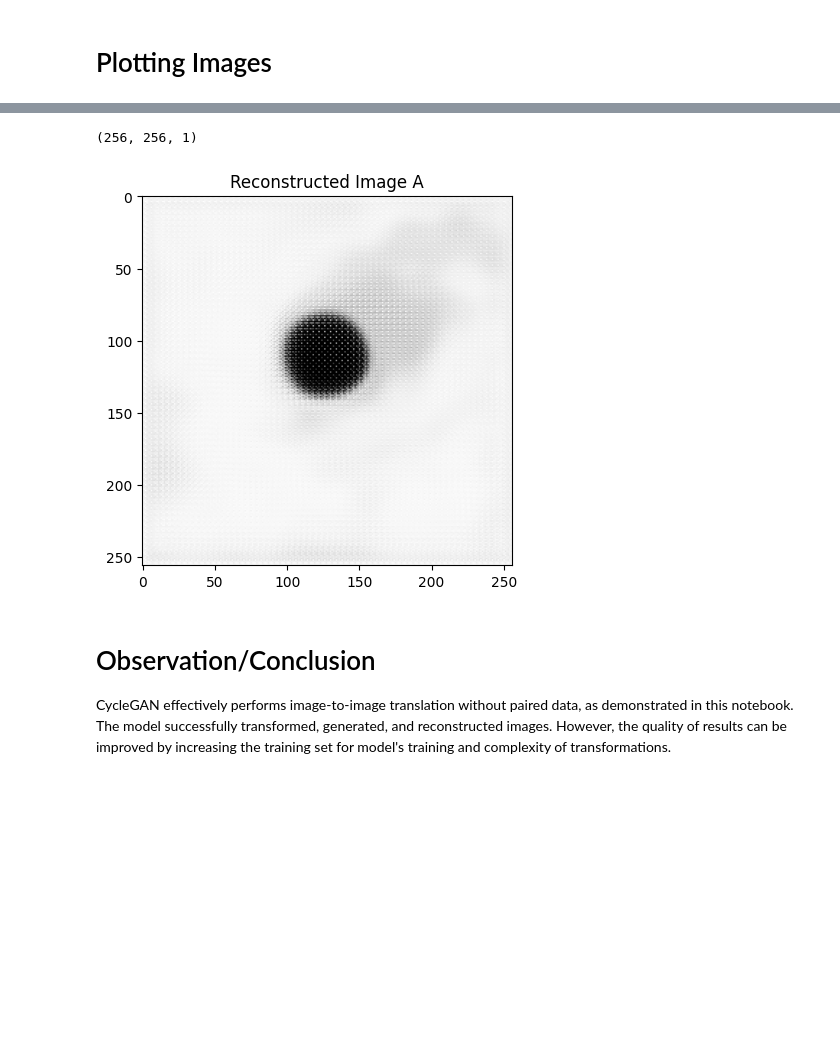
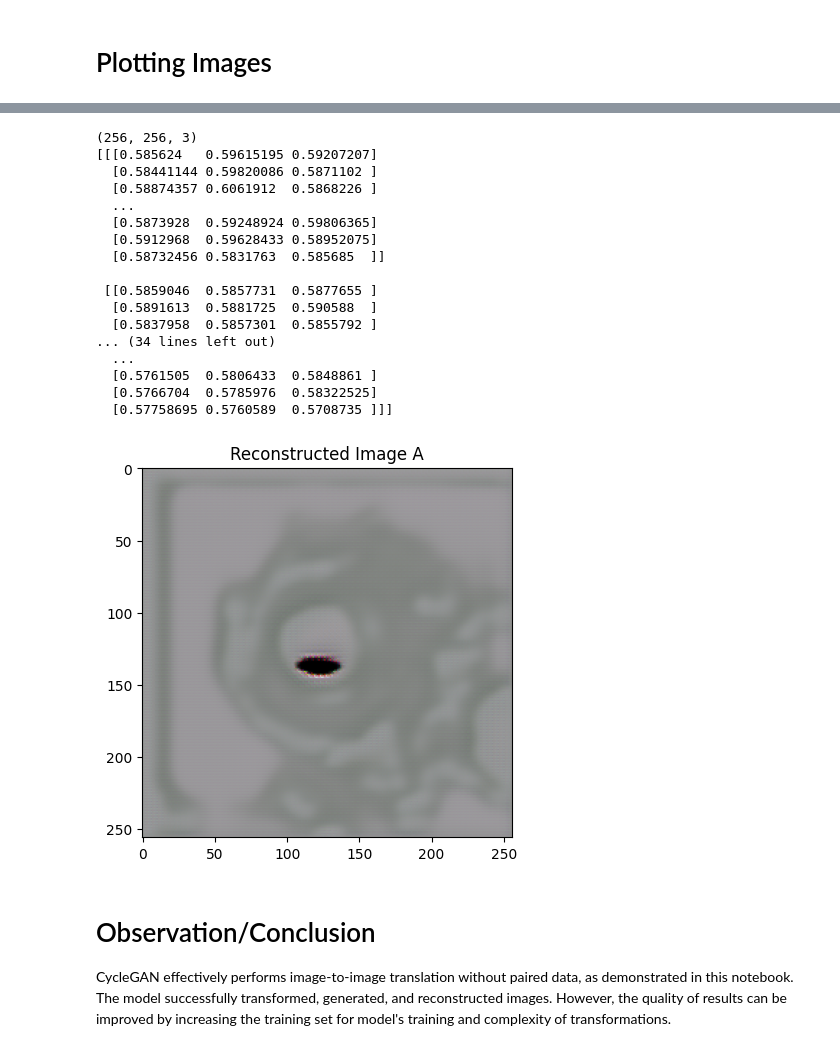
Before and after one commit to kbdharun/kaggle-notebooks, a Jupyter notebook: cyclone-cyclegan.ipynb, the cells around one changed output, grey strips where cells are left out. Saved outputs shown, nothing was run; the diff lists cells and outputs as text; code cells hidden in the pictures; blank space fills up the shorter version.

Commit message:
Kaggle Notebook | cyclone-cycleGAN | Version 47

```diff
--- a/cyclone-cyclegan.ipynb
+++ b/cyclone-cyclegan.ipynb
@@ -26,7 +26,7 @@ from keras.preprocessing.image import load_img
 from numpy import savez_compressed
 
 # Dataset directory path
-directory = r'/kaggle/input/tcirrp-dataset/TCIRRP/train0.01k'
+directory = r'/kaggle/input/tcirrp-dataset/TCIRRP/train1k'
 
 # Get a list of all the file paths
 image_paths = [os.path.join(directory, img) for img in os.listdir(directory)]
@@ -45,14 +45,14 @@ for i in range(len(images)):
     image2 = images[i][0:201,201:402]
 
     # Print the shape of the first half of the image
-    print(image1.shape)
+    # print(image1.shape)
 
     # Resize both halves of the image to 256x256
     image1=cv2.resize(image1,(256,256))
     image2=cv2.resize(image2,(256,256))
 
     # Print the shape of the resized first half of the image
-    print(image1.shape)
+    # print(image1.shape)
 
     # Reshape both halves of the image to have a depth of 3 (for RGB channels)
     image1=image1.reshape(256,256,3)
@@ -807,28 +870,3 @@ print(A_real)
 # Convert Images to Grayscale and Reshape
 
 This code converts the generated and reconstructed images to grayscale and reshapes them to have a single channel. The shapes of the images are then printed.
-# %%
-# Importing Required Libraries
-import numpy as np
-import cv2
-
-# Convert the Generated and Reconstructed Images to Grayscale
-
-# Optionally, Uncomment the following lines to convert the real image to grayscale and reshape it
-
-# A_real = A_real.astype(np.float32)
-# A_real = cv2.cvtColor(A_real[0], cv2.COLOR_BGR2GRAY)
-# A_real = A_real.reshape(256,256,1)
-
-# Convert the generated image from model BtoA to grayscale
-B_generated = cv2.cvtColor(B_generated[0], cv2.COLOR_BGR2GRAY)
-
-# Convert the reconstructed image from model AtoB to grayscale
-A_reconstructed = cv2.cvtColor(A_reconstructed[0], cv2.COLOR_BGR2GRAY)
-
-# Reshape the images to have a single channel
-B_generated = B_generated.reshape(256,256,1)
-A_reconstructed = A_reconstructed.reshape(256,256,1)
-
-# Print the shapes of the images
-print(A_real.shape, B_generated.shape, A_reconstructed.shape)
@@ -836,0 +873,5 @@ print(A_real.shape, B_generated.shape, A_reconstructed.shape)
+# %%
+# Print the shapes of the images
+B_generated=B_generated.reshape(len(B_generated),256,256,3)
+A_reconstructed=A_reconstructed.reshape(len(A_reconstructed),256,256,3)
+print(A_real.shape, B_generated.shape, A_reconstructed.shape)
@@ -926,13 +950,30 @@ print(B_generated.shape)
 # %%
 # Display the reconstructed image in grayscale
-plt.imshow(A_reconstructed, cmap='gray')
+plt.imshow(A_reconstructed[0])
 
 # Print the shape of the reconstructed image
 plt.title('Reconstructed Image A')
-print(A_reconstructed.shape)
+print(A_reconstructed[0].shape)
+print(A_reconstructed[0])
 # %% [output]
-(256, 256, 1)
+(256, 256, 3)
+[[[0.585624   0.59615195 0.59207207]
+  [0.58441144 0.59820086 0.5871102 ]
+  [0.58874357 0.6061912  0.5868226 ]
+  ...
+  [0.5873928  0.59248924 0.59806365]
+  [0.5912968  0.59628433 0.58952075]
+  [0.58732456 0.5831763  0.585685  ]]
+
+ [[0.5859046  0.5857731  0.5877655 ]
+  [0.5891613  0.5881725  0.590588  ]
+  [0.5837958  0.5857301  0.5855792 ]
+... (34 lines left out)
+  ...
+  [0.5761505  0.5806433  0.5848861 ]
+  [0.5766704  0.5785976  0.58322525]
+  [0.57758695 0.5760589  0.5708735 ]]]
-[figure, old version]
+[figure, new version]
 # %% [markdown]
 # Observation/Conclusion
 
```
Also changed, not shown: parts of 28 cells of this notebook.
